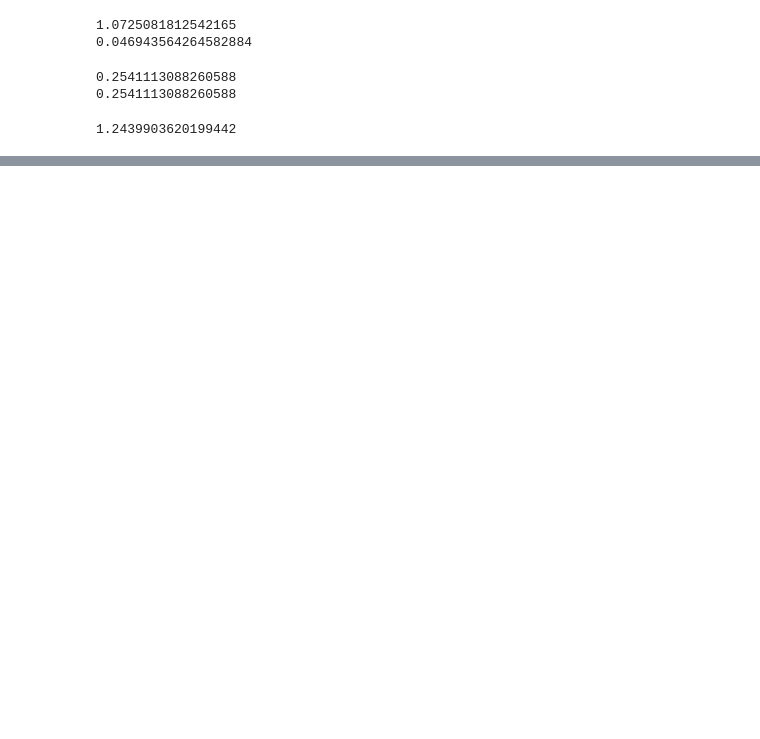
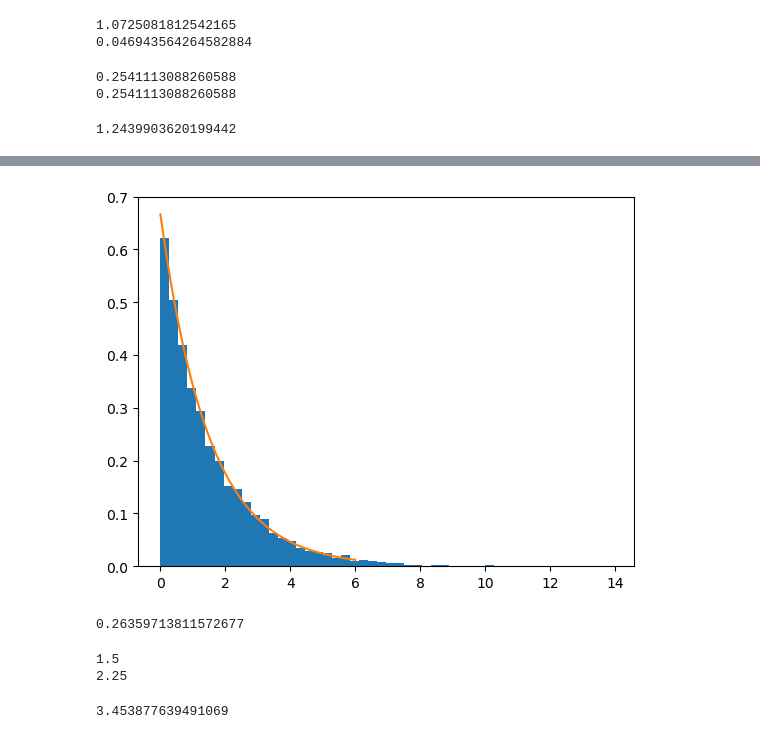
Before and after one commit to carlossilva23/Option-Pricing-Library, a Jupyter notebook: Notebooks/SciPyStatsExercises.ipynb, the cells around one changed output, grey strips where cells are left out. Saved outputs shown, nothing was run; the diff lists cells and outputs as text; code cells hidden in the pictures; blank space fills up the shorter version.

```diff
--- a/Notebooks/SciPyStatsExercises.ipynb
+++ b/Notebooks/SciPyStatsExercises.ipynb
@@ -135,0 +179,28 @@ print(ppf)
+# %%
+x = np.linspace(0, 6, 1000)
+
+import matplotlib.pyplot as plt
+plt.hist(samples, bins=50, density=True)
+pdf = expon.pdf(x, scale=1.5)
+plt.plot(x, pdf, label='PDF')
+plt.show()
+# %% [output]
+[figure, added]
+# %%
+prob = expon.sf(2, scale=1.5)
+print(prob)
+# %% [output]
+0.26359713811572677
+# %%
+mean = expon.mean(scale=1.5)
+print(mean)
+var = expon.var(scale=1.5)
+print(var)
+# %% [output]
+1.5
+2.25
+# %%
+t = expon.ppf(.9, scale=1.5)
+print(t)
+# %% [output]
+3.453877639491069
```
Also changed, not shown: parts of 10 cells of this notebook, 1 other file.
